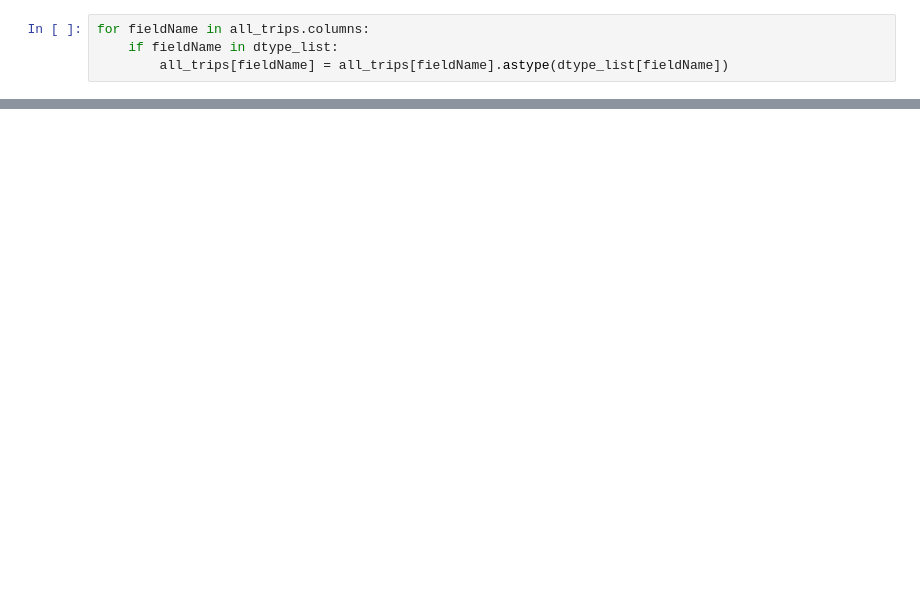
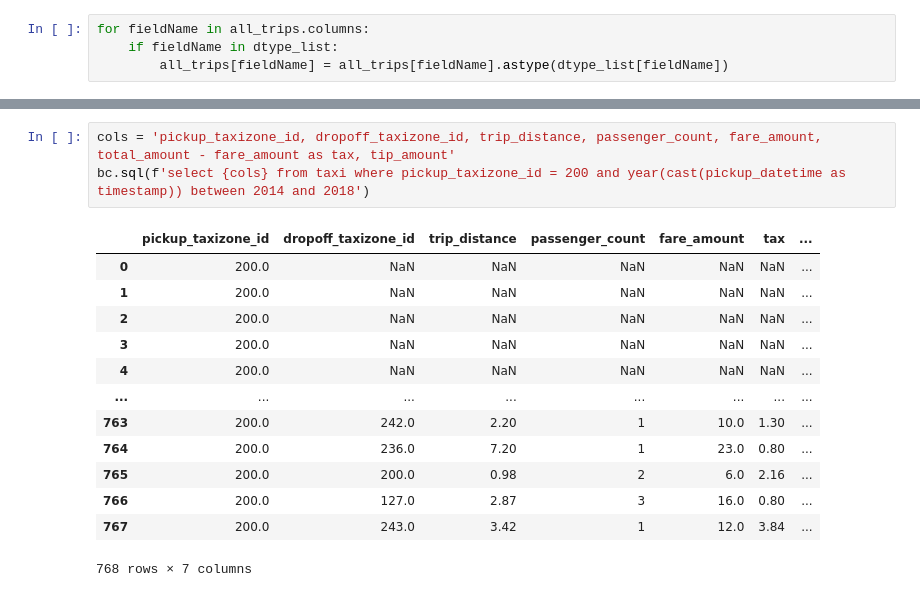
Before and after one commit to gumdropsteve/NYC-transport, a Jupyter notebook: 05_raw_to_dataframe/taxi.ipynb, the cells around one changed output, grey strips where cells are left out. Cells and saved outputs as stored; diff of their text form; blank space fills up the shorter version.

```diff
--- a/05_raw_to_dataframe/taxi.ipynb
+++ b/05_raw_to_dataframe/taxi.ipynb
@@ -678,0 +405,17 @@ bc.sql('select * from taxi')
+# %%
+cols = 'pickup_taxizone_id, dropoff_taxizone_id, trip_distance, passenger_count, fare_amount, total_amount - fare_amount as tax, tip_amount'
+bc.sql(f'select {cols} from taxi where pickup_taxizone_id = 200 and year(cast(pickup_datetime as timestamp)) between 2014 and 2018')
+# %% [output]
+|  | pickup_taxizone_id | dropoff_taxizone_id | trip_distance | passenger_count | fare_amount | tax | ... |
+| 0 | 200.0 | NaN | NaN | NaN | NaN | NaN | ... |
+| 1 | 200.0 | NaN | NaN | NaN | NaN | NaN | ... |
+| 2 | 200.0 | NaN | NaN | NaN | NaN | NaN | ... |
+| 3 | 200.0 | NaN | NaN | NaN | NaN | NaN | ... |
+| 4 | 200.0 | NaN | NaN | NaN | NaN | NaN | ... |
+| ... | ... | ... | ... | ... | ... | ... | ... |
+| 763 | 200.0 | 242.0 | 2.20 | 1 | 10.0 | 1.30 | ... |
+| 764 | 200.0 | 236.0 | 7.20 | 1 | 23.0 | 0.80 | ... |
+| 765 | 200.0 | 200.0 | 0.98 | 2 | 6.0 | 2.16 | ... |
+| 766 | 200.0 | 127.0 | 2.87 | 3 | 16.0 | 0.80 | ... |
+| 767 | 200.0 | 243.0 | 3.42 | 1 | 12.0 | 3.84 | ... |
+768 rows × 7 columns
```
Also changed, not shown: parts of 47 cells of this notebook.
